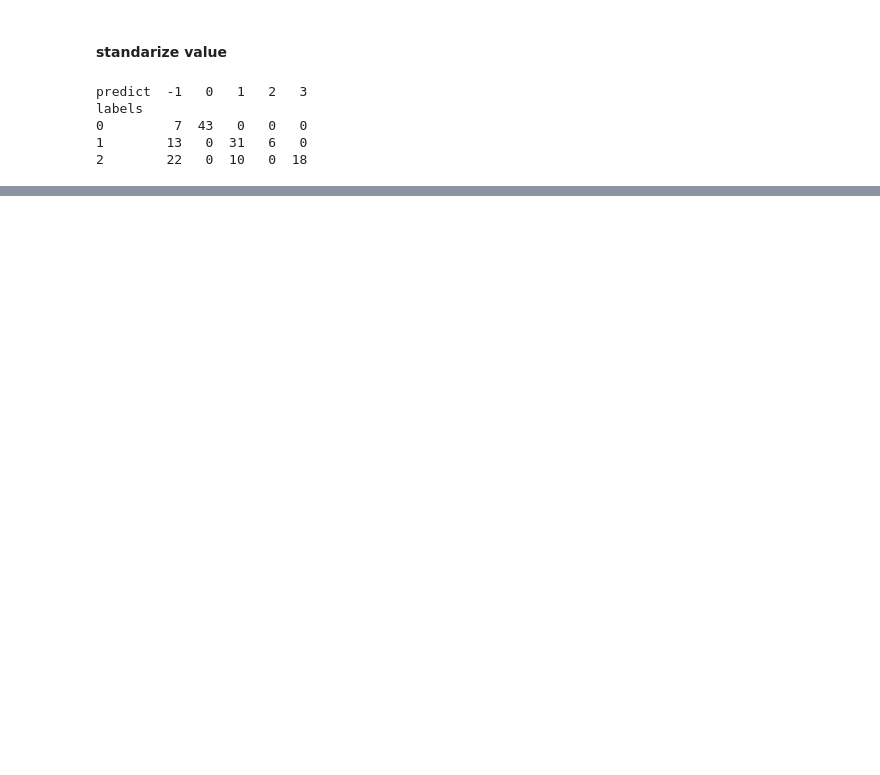
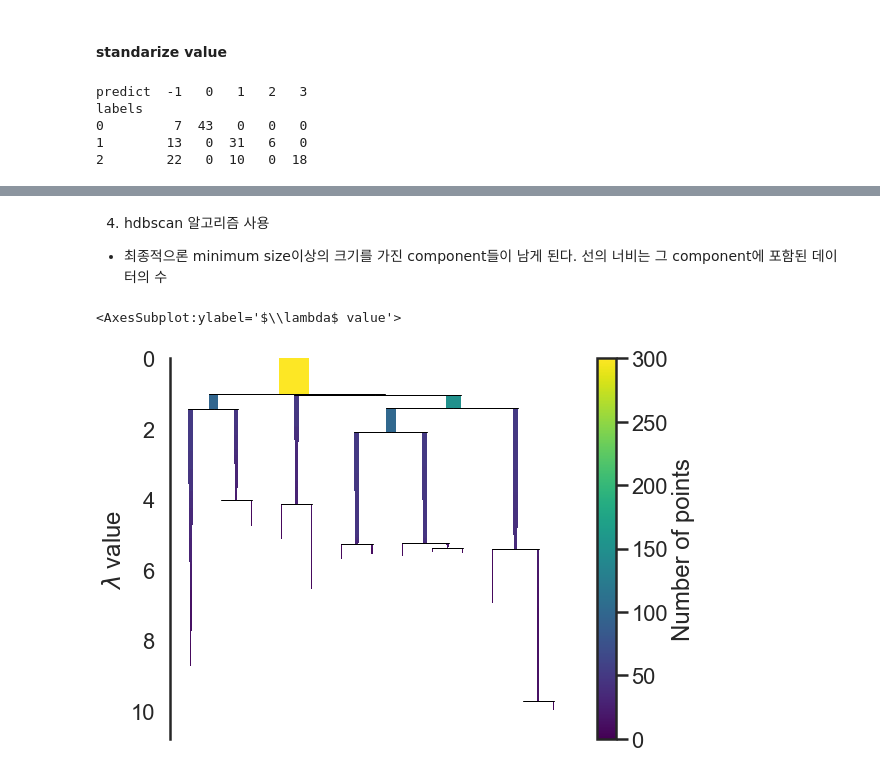
Before and after one commit to Jung-jieun/blog, a Jupyter notebook: DBSCAN.ipynb, the cells around one changed output, grey strips where cells are left out. Saved outputs shown, nothing was run; the diff lists cells and outputs as text; code cells hidden in the pictures; blank space fills up the shorter version.

```diff
--- a/DBSCAN.ipynb
+++ b/DBSCAN.ipynb
@@ -111,0 +172,8 @@ labels
+# %% [markdown]
+4. hdbscan 알고리즘 사용
+- 최종적으론 minimum size이상의 크기를 가진 component들이 남게 된다. 선의 너비는 그 component에 포함된 데이터의 수
+# %%
+clusterer.condensed_tree_.plot()
+# %% [output]
+<AxesSubplot:ylabel='$\\lambda$ value'>
+[figure, added]
```
Also changed, not shown: parts of 31 cells of this notebook.
